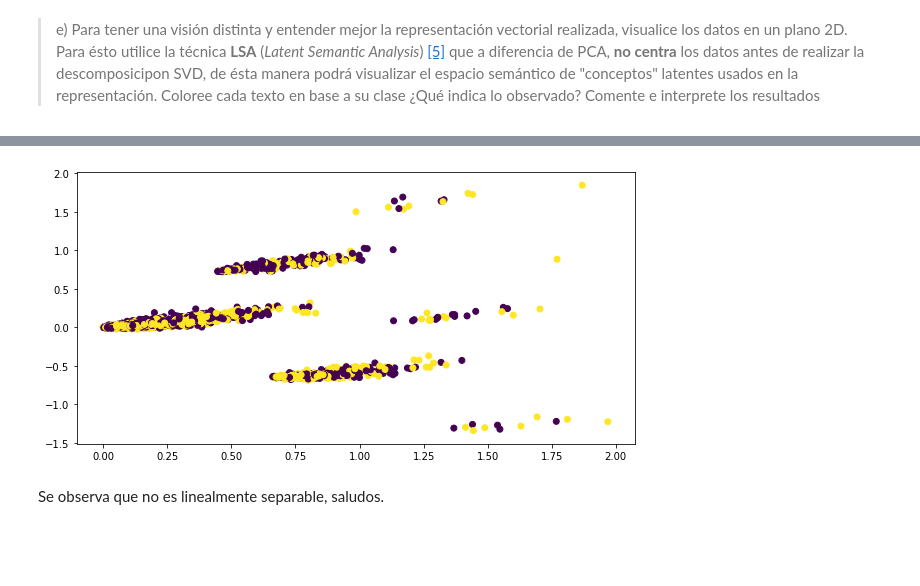
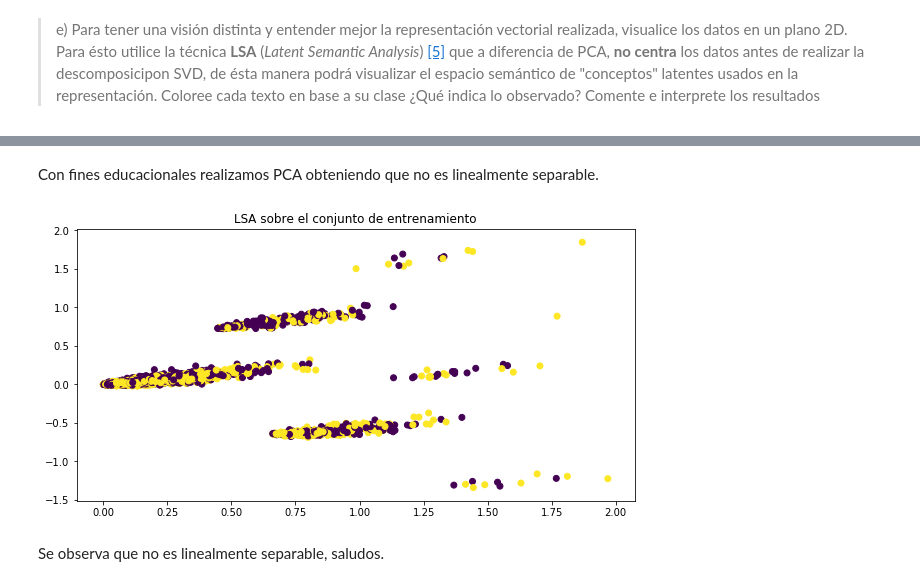
Before and after one commit to godinezseba/Tarea-2-MachineLearning, a Jupyter notebook: Sección 1/Sección 1.ipynb, the cells around one changed output, grey strips where cells are left out. Cells and saved outputs as stored; diff of their text form; code cells hidden in the pictures; blank space fills up the shorter version.

```diff
--- a/Sección 1/Sección 1.ipynb
+++ b/Sección 1/Sección 1.ipynb
@@ -177,13 +188,16 @@ Luego de ordenar el vector suma, se despliega las 20 palabras mas repetidas. Obs
+# %% [markdown]
+Con fines educacionales realizamos PCA obteniendo que no es linealmente separable.
 # %%
 from sklearn.decomposition import TruncatedSVD
 model = TruncatedSVD(n_components=2)
 model.fit(features_train)
 x_plot = model.transform(features_train)
 plt.figure(figsize=(10,5))
 plt.scatter(x_plot[:,0], x_plot[:,1], c=labels_train)
+plt.title("LSA sobre el conjunto de entrenamiento")
 plt.show()
 # %% [output]
-[figure, old version]
+[figure, new version]
 # %% [markdown]
 Se observa que no es linealmente separable, saludos.
 # %% [markdown]
```
Also changed, not shown: parts of 4 cells of this notebook.
